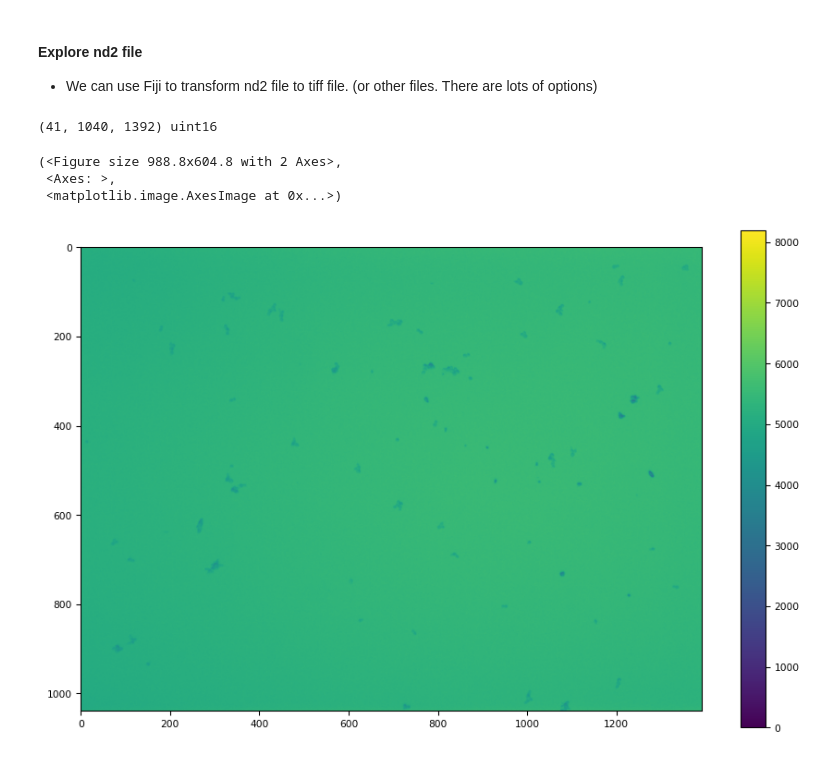
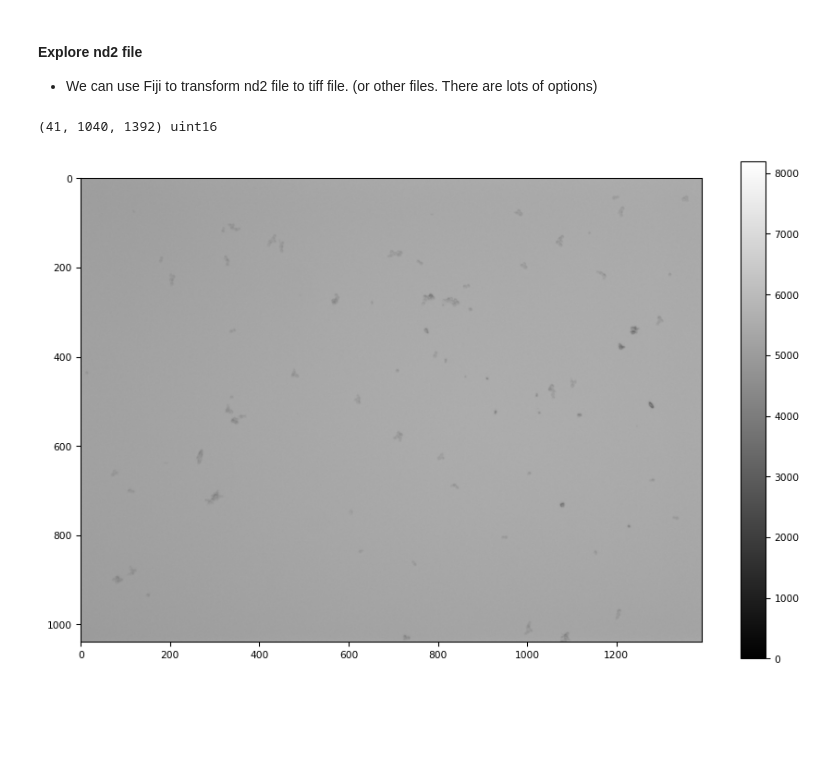
Before and after one commit to Mo119m/Cellular-state-image, a Jupyter notebook: eda.ipynb, the cells around one changed output. Saved outputs shown, nothing was run; the diff lists cells and outputs as text; code cells hidden in the pictures; blank space fills up the shorter version.

```diff
--- a/eda.ipynb
+++ b/eda.ipynb
@@ -108,13 +108,11 @@ file_path = "cellular-state-image-analysis/240922_mattLines.nd2"
 # %%
 import tifffile as tiff
 
 arr = tiff.imread("training.tif")
 print(arr.shape, arr.dtype)
 
-tiff.imshow(arr[0])
+tiff.imshow(arr[0], cmap="gray")
+plt.show()
 # %% [output]
 (41, 1040, 1392) uint16
-(<Figure size 988.8x604.8 with 2 Axes>,
- <Axes: >,
- <matplotlib.image.AxesImage at 0x...>)
-[figure, old version]
+[figure, new version]
```
